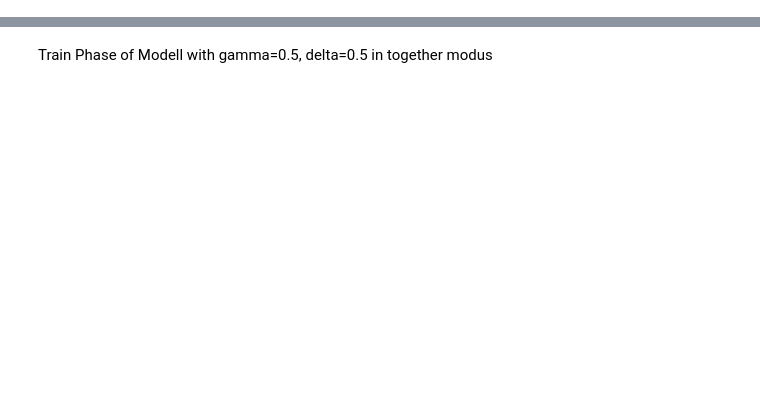
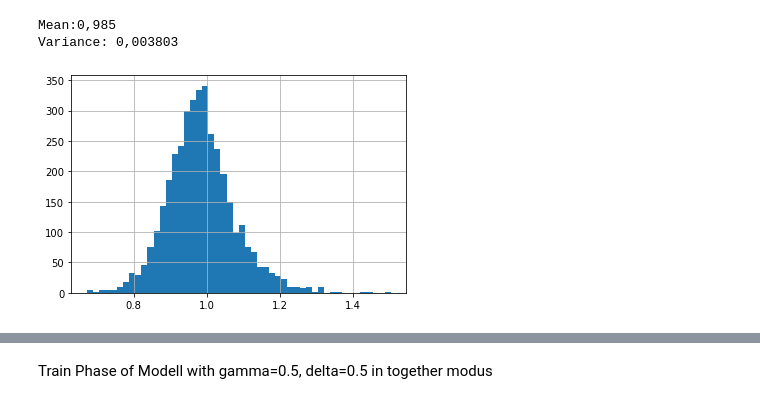
Before and after one commit to 1337Eddy/PruningBirdNet, a Jupyter notebook: visualizations.ipynb, the cells around one changed output, grey strips where cells are left out. Drawn from its saved outputs; the diff is of its cells as text; code cells hidden in the pictures; blank space fills up the shorter version.

```diff
--- a/visualizations.ipynb
+++ b/visualizations.ipynb
@@ -307,0 +288,6 @@ def plot_hist_new(load_path, save_name, resolution=50, show=True):
+# %%
+plot_hist("/media/eddy/Backup/models/CentEuro/network_size/seed_10/size_2/birdnet_v13.pt")
+# %% [output]
+Mean:0,985
+Variance: 0,003803
+[figure, added]
```
Also changed, not shown: parts of 61 cells of this notebook, 8 other files.
